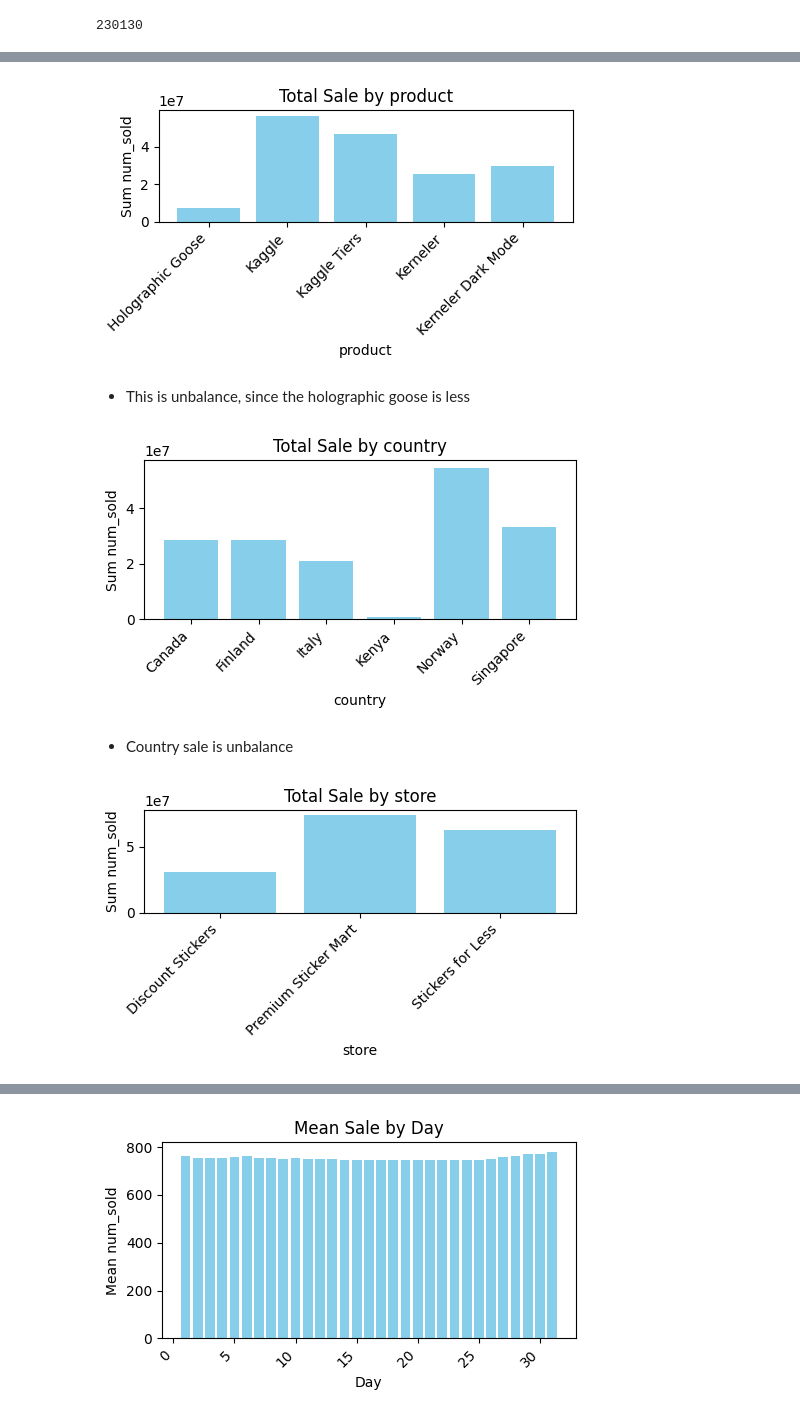
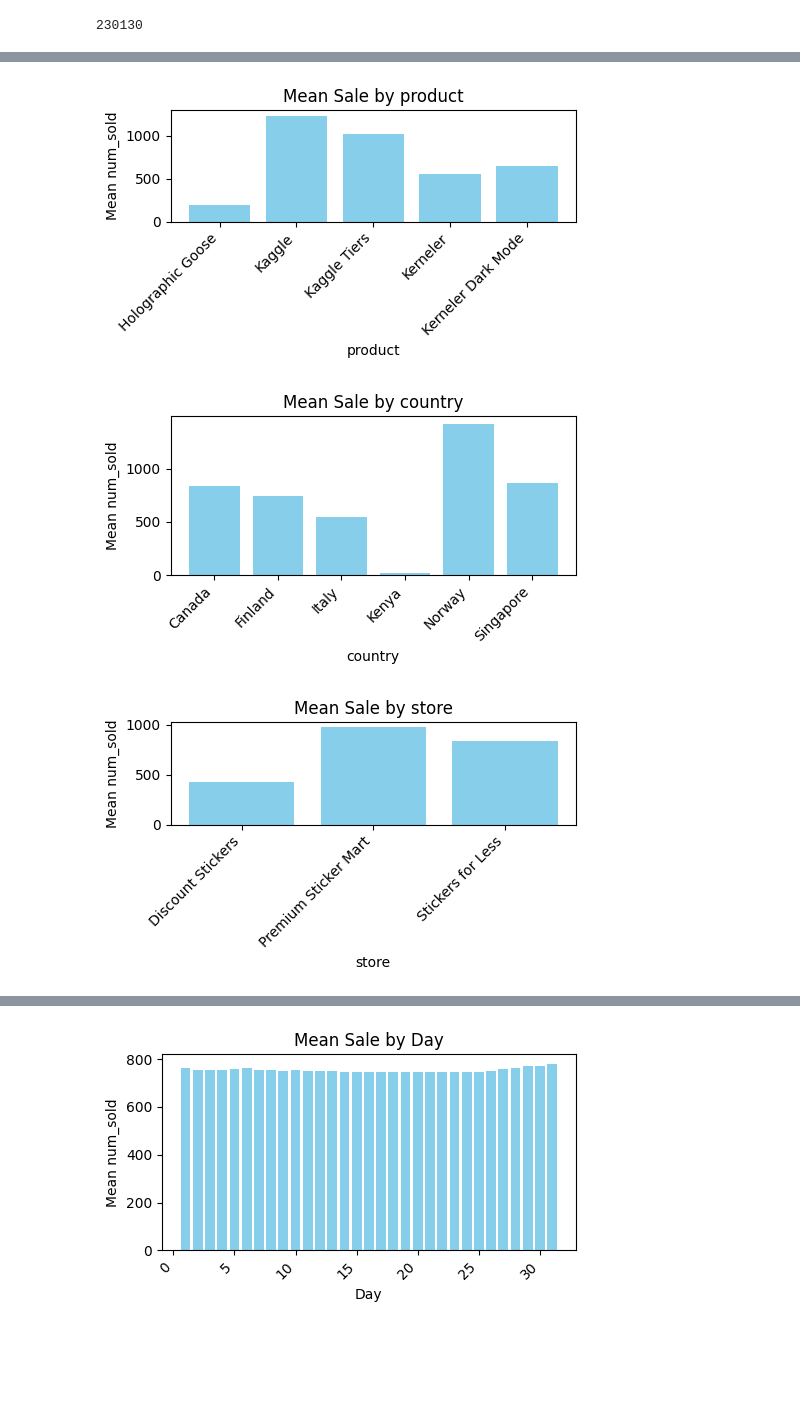
Before and after one commit to chiseanchang0727/Kaggle-ForecastingStickerSales, a Jupyter notebook: EDA_v1.ipynb, the cells around one changed output, grey strips where cells are left out. Cells and saved outputs as stored; diff of their text form; code cells hidden in the pictures; blank space fills up the shorter version.

```diff
--- a/EDA_v1.ipynb
+++ b/EDA_v1.ipynb
@@ -46,3 +18,18 @@ def add_time_features(data, date_col='date'):
 
 
     return df
+# %%
+def plot_bar(data, x_col, y_col, agg_func='mean', title=None, xlabel=None, ylabel=None):
+
+    # Perform aggregation
+    aggregated_data = data.groupby(x_col)[y_col].agg(agg_func).reset_index()
+
+    # Plot the bar chart
+    plt.figure(figsize=(5, 3))
+    plt.bar(aggregated_data[x_col], aggregated_data[y_col], color='skyblue')
+    plt.title(title if title else f'{agg_func.capitalize()} of {y_col} by {x_col}')
+    plt.xlabel(xlabel if xlabel else x_col)
+    plt.ylabel(ylabel if ylabel else f'{agg_func.capitalize()} {y_col}')
+    plt.xticks(rotation=45, ha='right')
+    plt.tight_layout()
+    plt.show()
@@ -83,17 +130,13 @@ df_train.id.nunique()
 # %%
-plot_bar(df_train, x_col='product', y_col='num_sold', title='Total Sale by product')
+plot_bar(df_train, x_col='product', y_col='num_sold', title='Mean Sale by product')
 # %% [output]
-[figure, old version]
+[figure, new version]
-# %% [markdown]
-- This is unbalance, since the holographic goose is less
 # %%
-plot_bar(df_train, x_col='country', y_col='num_sold', title='Total Sale by country')
+plot_bar(df_train, x_col='country', y_col='num_sold', title='Mean Sale by country')
 # %% [output]
-[figure, old version]
+[figure, new version]
-# %% [markdown]
-- Country sale is unbalance
 # %%
-plot_bar(df_train, x_col='store', y_col='num_sold', title='Total Sale by store')
+plot_bar(df_train, x_col='store', y_col='num_sold', title='Mean Sale by store')
 # %% [output]
-[figure, old version]
+[figure, new version]
 # %%
```
Also changed, not shown: parts of 27 cells of this notebook, 1 other file.
